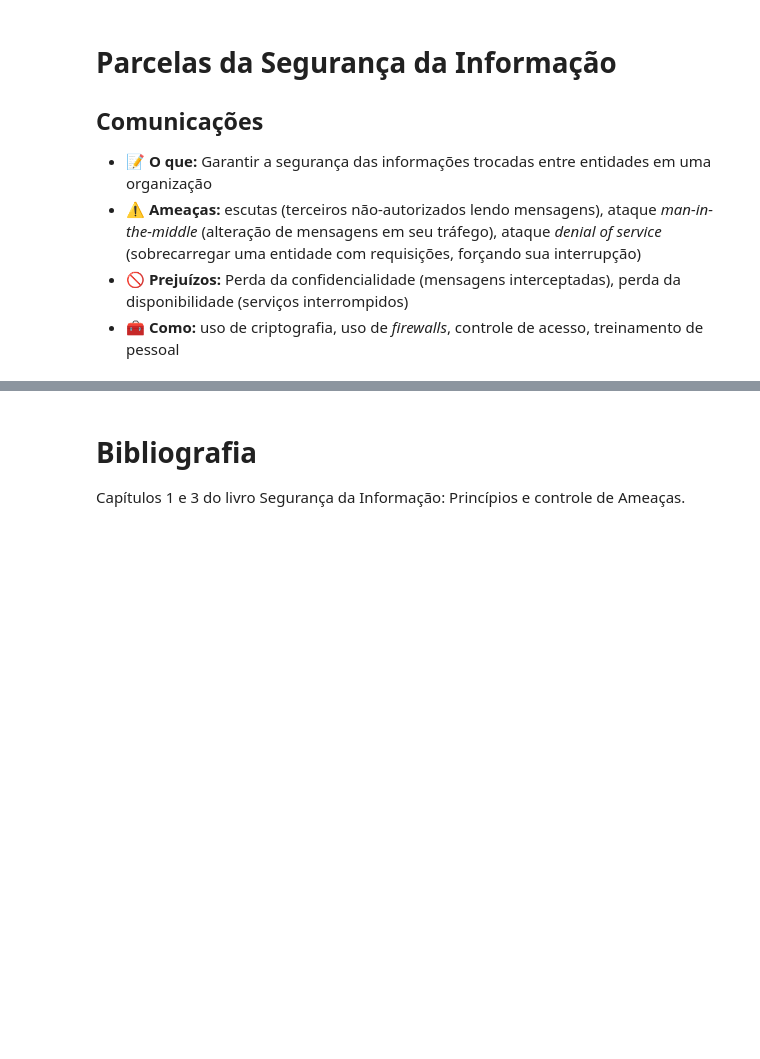
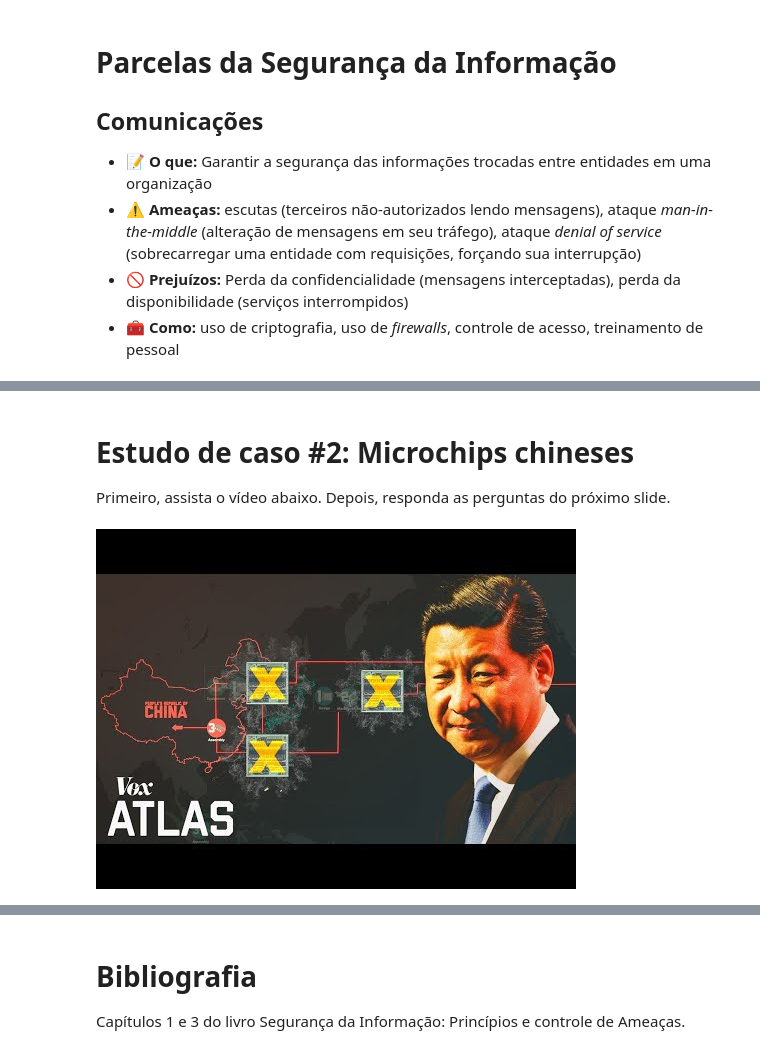
Before and after one commit to henryzord/infosec, a Jupyter notebook: src/aula_2.ipynb, the cells around one changed output, grey strips where cells are left out. Saved outputs shown, nothing was run; the diff lists cells and outputs as text; code cells hidden in the pictures; blank space fills up the shorter version.

Commit message:
added image to first exercise. updated other exercises

```diff
--- a/src/aula_2.ipynb
+++ b/src/aula_2.ipynb
@@ -192,0 +270,9 @@ Novamente são três:
+# %% [markdown]
+# Estudo de caso \#2: Microchips chineses
+
+Primeiro, assista o vídeo abaixo. Depois, responda as perguntas do próximo slide.
+# %%
+from IPython.display import YouTubeVideo
+YouTubeVideo('Uh4QGey2zTk', width=500, height=300)
+# %% [output]
+[figure, added]
```
Also changed, not shown: parts of 20 cells of this notebook, 4 other files.
